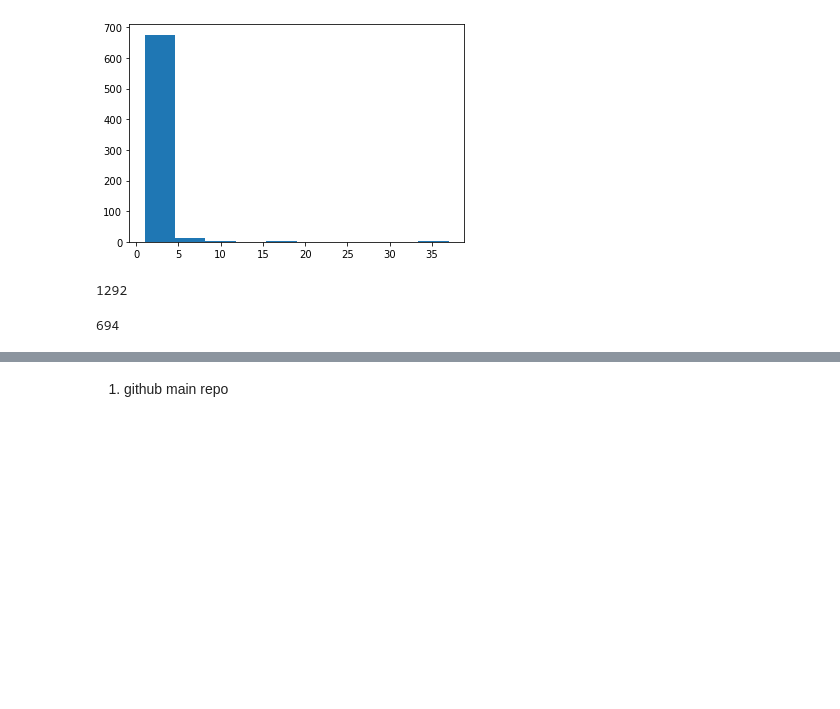
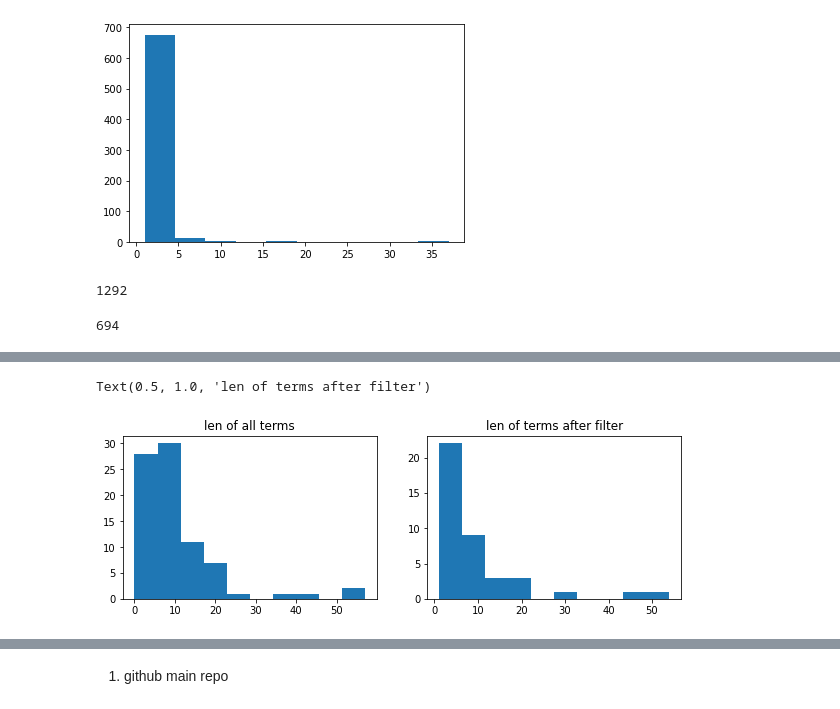
Before and after one commit to z2e2/metabolic_analysis, a Jupyter notebook: compass_data_processing_scrna.ipynb, the cells around one changed output, grey strips where cells are left out. Cells and saved outputs as stored; diff of their text form; code cells hidden in the pictures; blank space fills up the shorter version.

```diff
--- a/compass_data_processing_scrna.ipynb
+++ b/compass_data_processing_scrna.ipynb
@@ -369,0 +562,10 @@ res_pvn_all.to_csv(out_dir + 'results_Th17p_v_n_compass_rxns_q.csv')
+# %%
+min_prop = 0.7
+min_length = 1
+# %%
+overlapping_terms_filter_geo = {}
+for k,v in overlapping_terms_geo.items():
+    if (len(v) >= min_length) & (prop_removed_geo[k] > min_prop):
+        overlapping_terms_filter_geo[k] = v
+    else:
+        print('removed ' + k)
@@ -369,0 +592,9 @@ res_pvn_all.to_csv(out_dir + 'results_Th17p_v_n_compass_rxns_q.csv')
+# %%
+fig, axs = plt.subplots(1,2, figsize = (10,3))
+axs[0].hist([len(v) for v in overlapping_terms_geo.values()])
+axs[1].hist([len(v) for v in overlapping_terms_filter_geo.values()])
+axs[0].set_title('len of all terms')
+axs[1].set_title('len of terms after filter')
+# %% [output]
+Text(0.5, 1.0, 'len of terms after filter')
+[figure, added]
```
Also changed, not shown: parts of 126 cells of this notebook, 34 other files.
